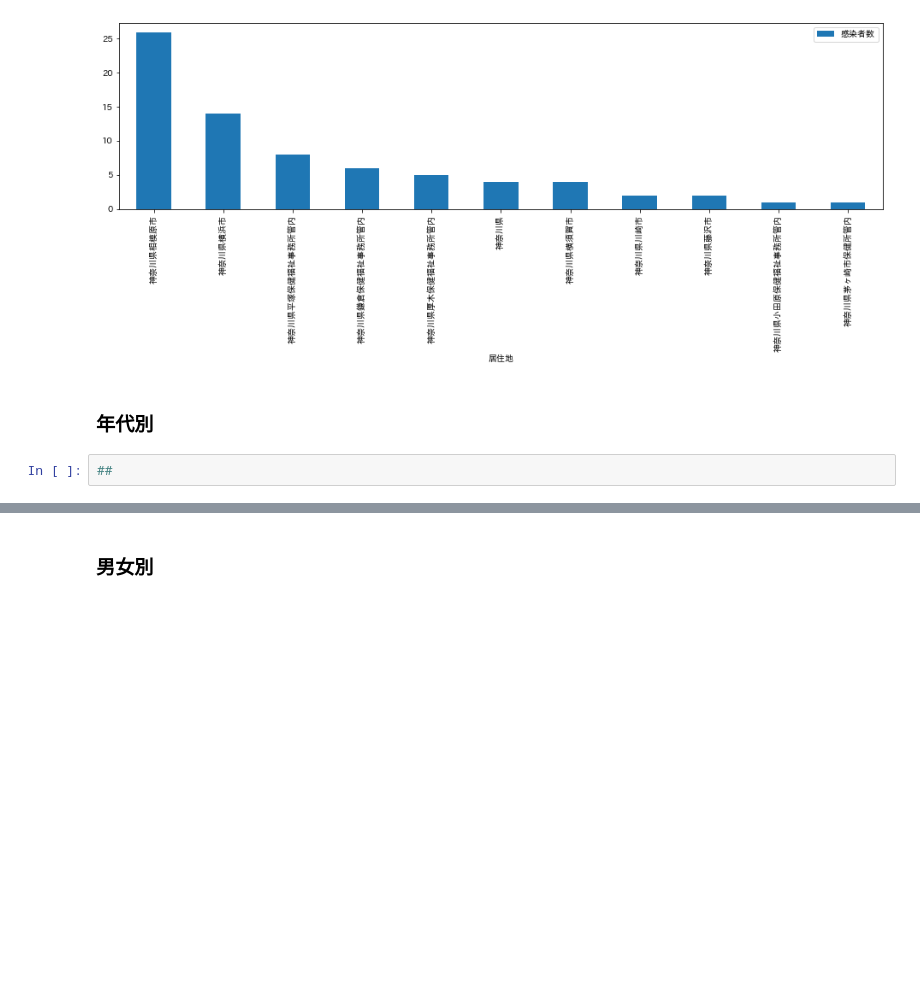
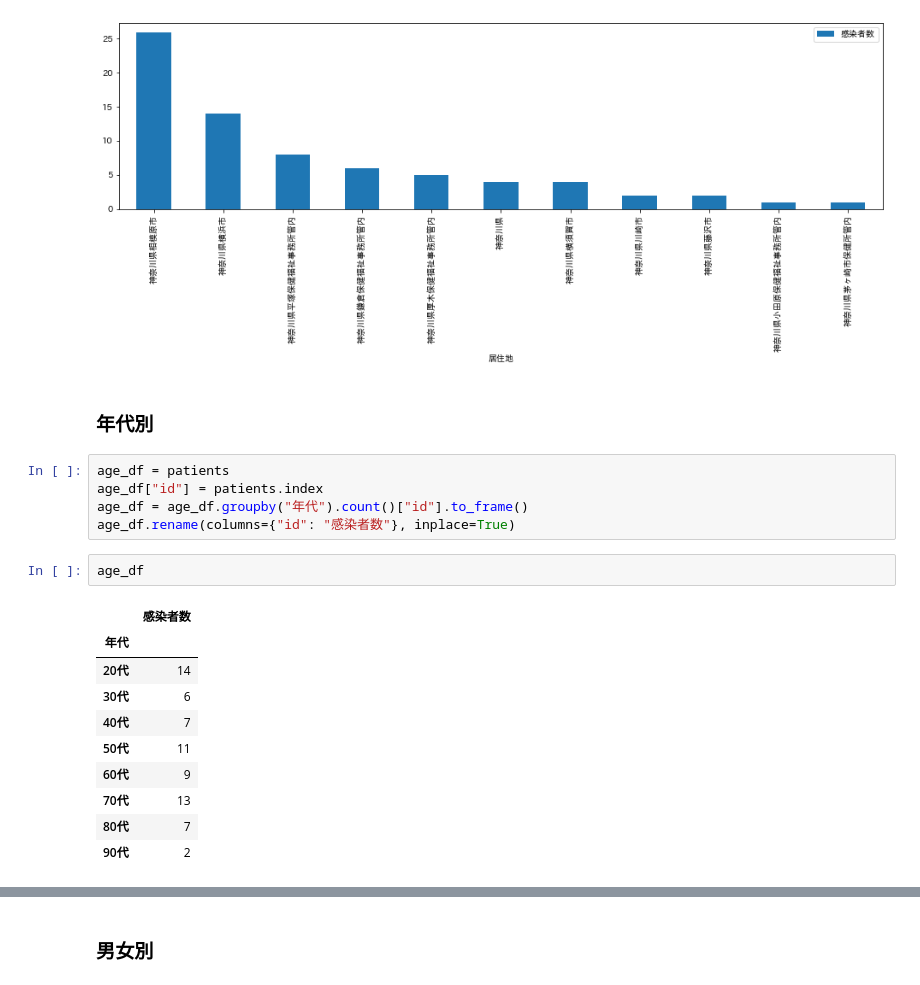
Before and after one commit to tsu-nera/hack-for-corona, a Jupyter notebook: notebooks/kanagawa-corona.ipynb, the cells around one changed output, grey strips where cells are left out. Cells and saved outputs as stored; diff of their text form; blank space fills up the shorter version.

```diff
--- a/notebooks/analyze.ipynb
+++ b/notebooks/kanagawa-corona.ipynb
@@ -78,5 +78,21 @@ for_area.plot(kind='bar',figsize=(16, 4))
 [figure]
 # %% [markdown]
 ### 年代別
-# %%
-##
+# %%
+age_df = patients
+age_df["id"] = patients.index
+age_df = age_df.groupby("年代").count()["id"].to_frame()
+age_df.rename(columns={"id": "感染者数"}, inplace=True)
+# %%
+age_df
+# %% [output]
+|  | 感染者数 |
+| 年代 |  |
+| 20代 | 14 |
+| 30代 | 6 |
+| 40代 | 7 |
+| 50代 | 11 |
+| 60代 | 9 |
+| 70代 | 13 |
+| 80代 | 7 |
+| 90代 | 2 |
```
Also changed, not shown: parts of 8 cells of this notebook.
